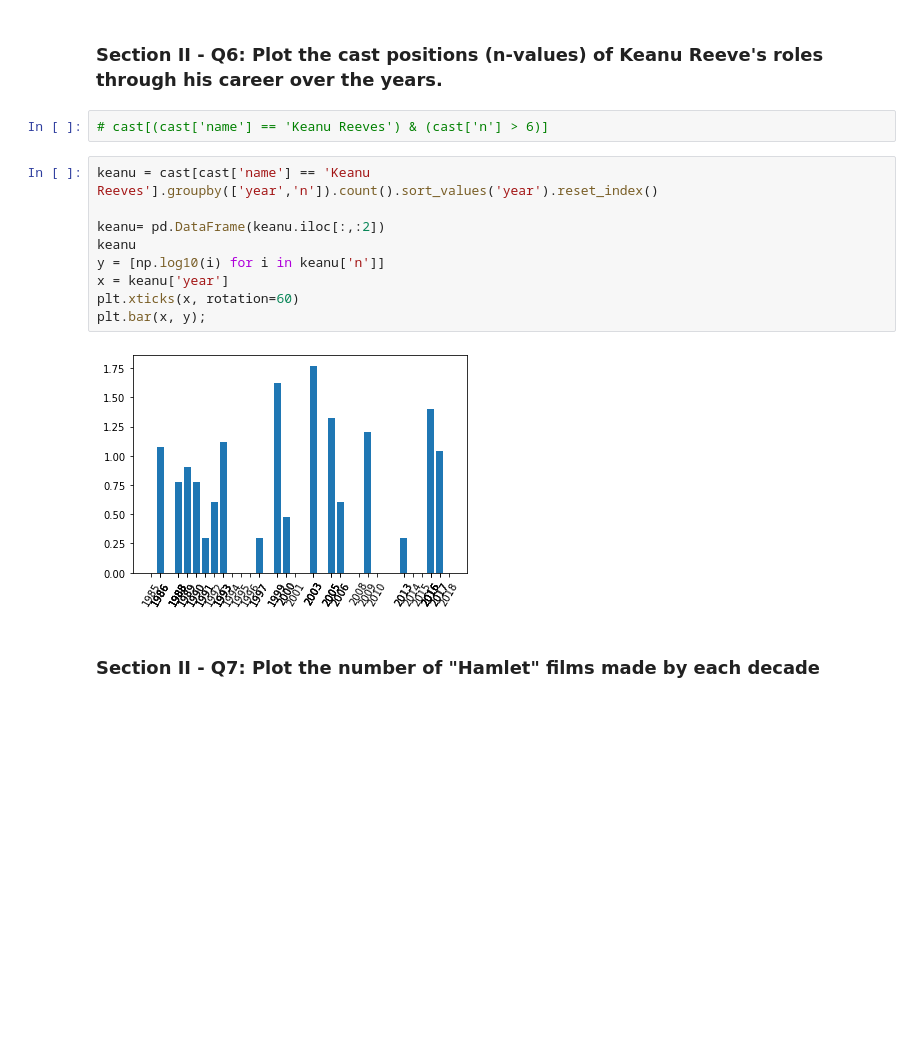
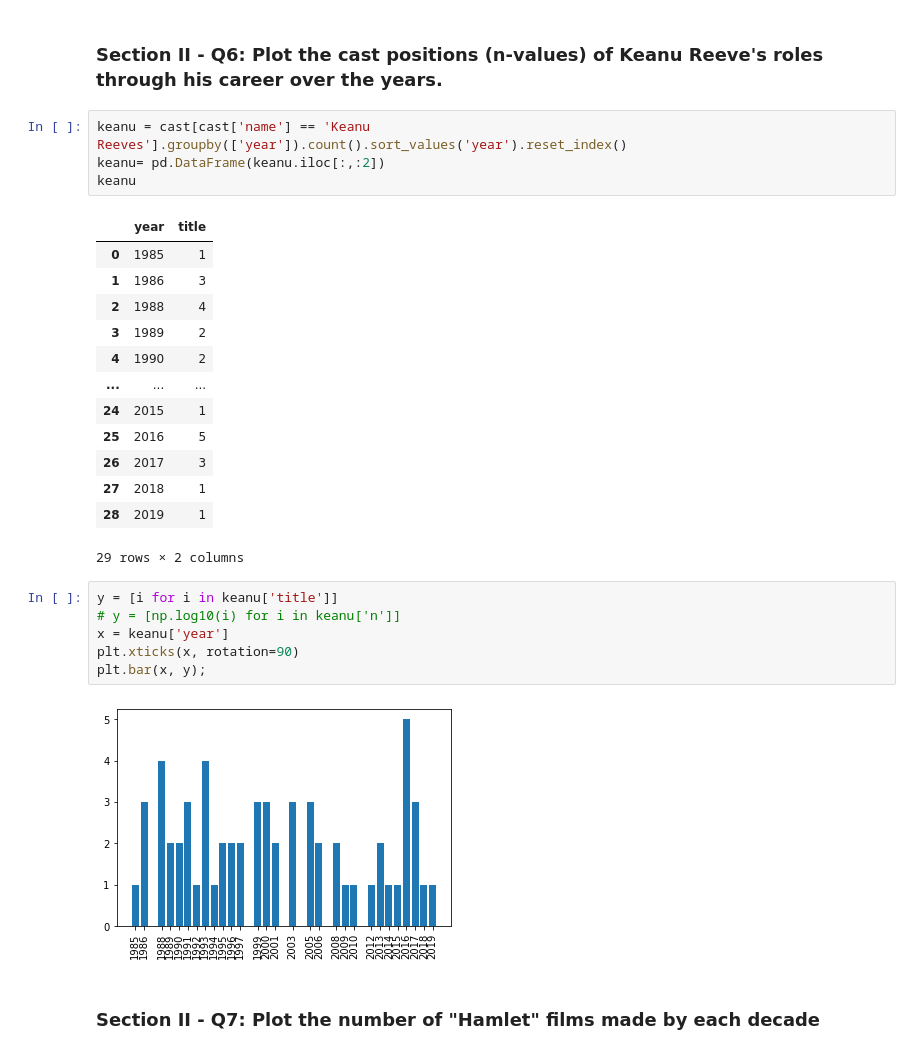
Before and after one commit to AndreyMLbootcamp/mec-mini-projects, a Jupyter notebook: mec-5.3.10-data-wranging-with-pandas-mini-project/Mini_Project_Data_Wrangling_Pandas.ipynb, the cells around one changed output. Saved outputs shown, nothing was run; the diff lists cells and outputs as text; blank space fills up the shorter version.

```diff
--- a/mec-5.3.10-data-wranging-with-pandas-mini-project/Mini_Project_Data_Wrangling_Pandas.ipynb
+++ b/mec-5.3.10-data-wranging-with-pandas-mini-project/Mini_Project_Data_Wrangling_Pandas.ipynb
@@ -523,19 +523,32 @@ plt.bar(x, y);
 [figure]
 # %% [markdown]
 ### Section II - Q6: Plot the cast positions (n-values) of Keanu Reeve's roles through his career over the years.
-# %%
-# cast[(cast['name'] == 'Keanu Reeves') & (cast['n'] > 6)]
 # %%
-keanu = cast[cast['name'] == 'Keanu Reeves'].groupby(['year','n']).count().sort_values('year').reset_index()
-
+keanu = cast[cast['name'] == 'Keanu Reeves'].groupby(['year']).count().sort_values('year').reset_index()
 keanu= pd.DataFrame(keanu.iloc[:,:2])
 keanu
-y = [np.log10(i) for i in keanu['n']]
-x = keanu['year']
-plt.xticks(x, rotation=60)
-plt.bar(x, y);
 # %% [output]
-[figure, removed]
+|  | year | title |
+| 0 | 1985 | 1 |
+| 1 | 1986 | 3 |
+| 2 | 1988 | 4 |
+| 3 | 1989 | 2 |
+| 4 | 1990 | 2 |
+| ... | ... | ... |
+| 24 | 2015 | 1 |
+| 25 | 2016 | 5 |
+| 26 | 2017 | 3 |
+| 27 | 2018 | 1 |
+| 28 | 2019 | 1 |
+29 rows × 2 columns
+# %%
+y = [i for i in keanu['title']]
+# y = [np.log10(i) for i in keanu['n']]
+x = keanu['year']
+plt.xticks(x, rotation=90)
+plt.bar(x, y);
+# %% [output]
+[figure, added]
 # %% [markdown]
 ### Section II - Q7: Plot the number of "Hamlet" films made by each decade
 # %%
```
Also changed, not shown: parts of 15 cells of this notebook.
